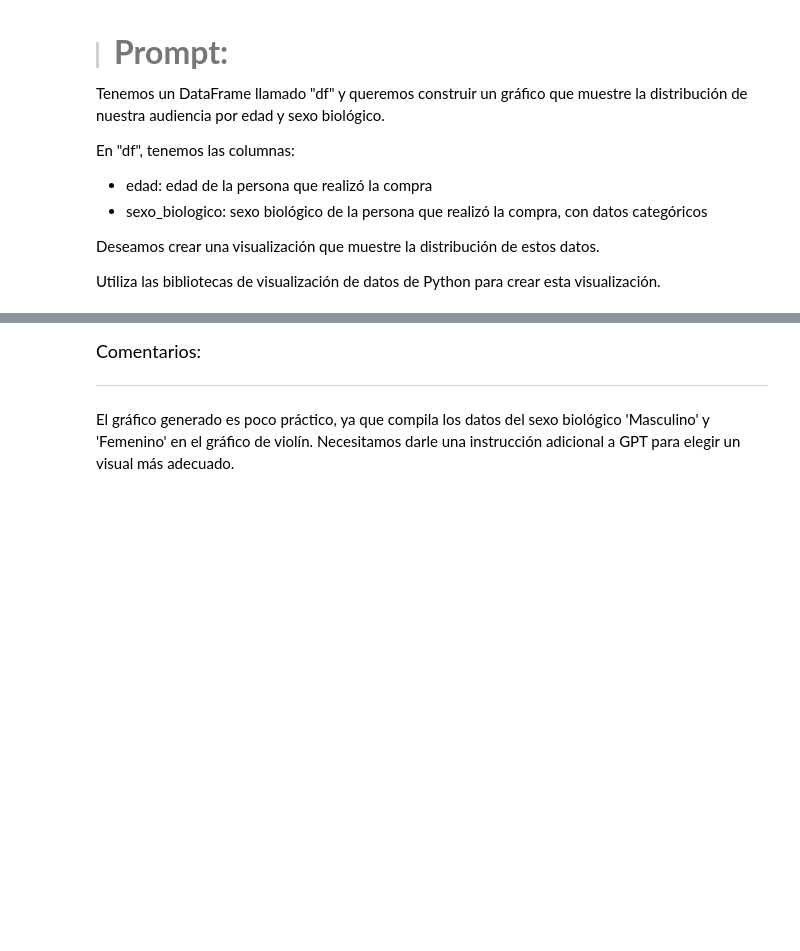
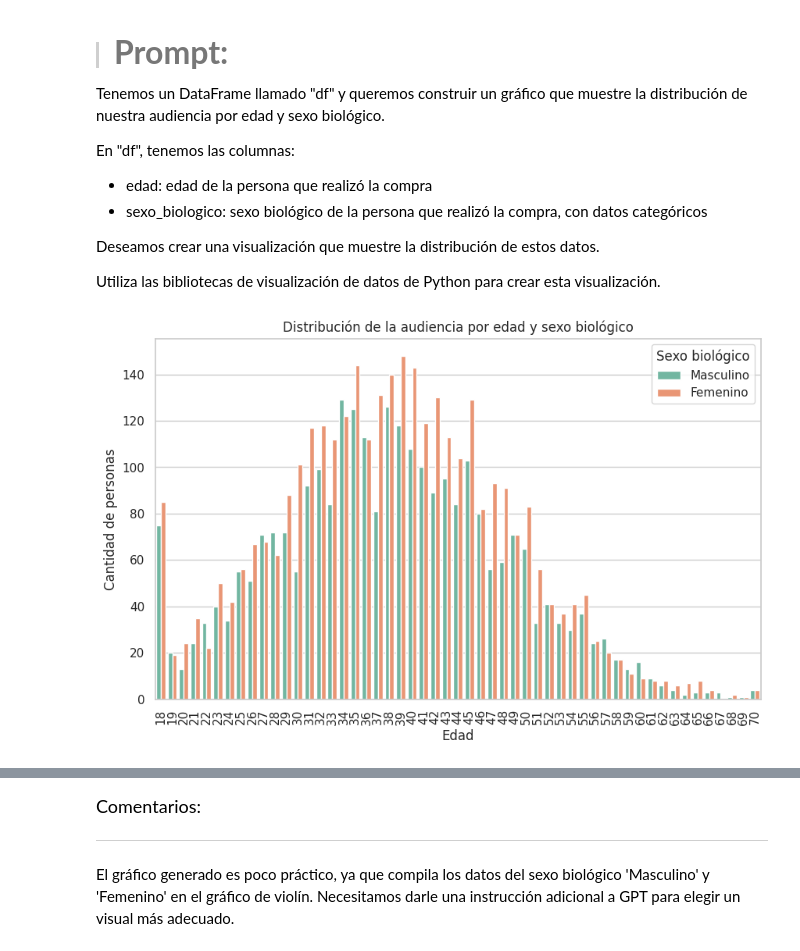
Before and after one commit to Nataliahfk/IA_aplicada_a_ciencia_de_datos, a Jupyter notebook: IA_aplicada_a_ciencia_de_datos.ipynb, the cells around one changed output, grey strips where cells are left out. Saved outputs shown, nothing was run; the diff lists cells and outputs as text; code cells hidden in the pictures; blank space fills up the shorter version.

```diff
--- a/IA_aplicada_a_ciencia_de_datos.ipynb
+++ b/IA_aplicada_a_ciencia_de_datos.ipynb
@@ -1386,3 +1386,31 @@ En "df", tenemos las columnas:
 Deseamos crear una visualización que muestre la distribución de estos datos.
 
 Utiliza las bibliotecas de visualización de datos de Python para crear esta visualización.
+# %%
+import matplotlib.pyplot as plt
+import seaborn as sns
+
+# Configurar estilo visual
+sns.set(style="whitegrid")
+
+# Crear gráfico de barras agrupadas
+plt.figure(figsize=(10,6))
+sns.countplot(
+    data=df_unificado,
+    x='edad',
+    hue='sexo_biologico',  # Colorea según sexo biológico
+    palette='Set2'         # Paleta de colores suaves
+)
+
+# Etiquetas y título
+plt.title('Distribución de la audiencia por edad y sexo biológico')
+plt.xlabel('Edad')
+plt.ylabel('Cantidad de personas')
+
+# Mejorar legibilidad
+plt.xticks(rotation=90)  # Rotar etiquetas si hay muchas edades
+plt.legend(title='Sexo biológico')
+
+plt.show()
+# %% [output]
+[figure, added]
```
Also changed, not shown: parts of 4 cells of this notebook.
